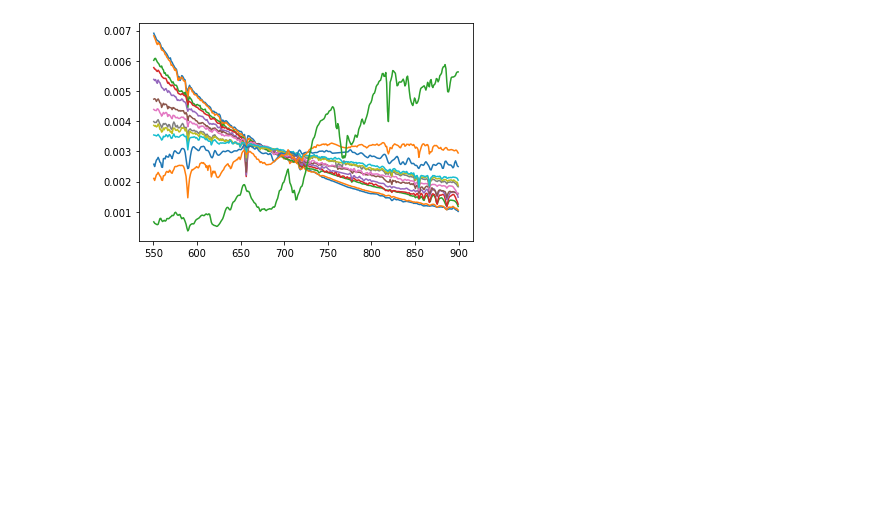
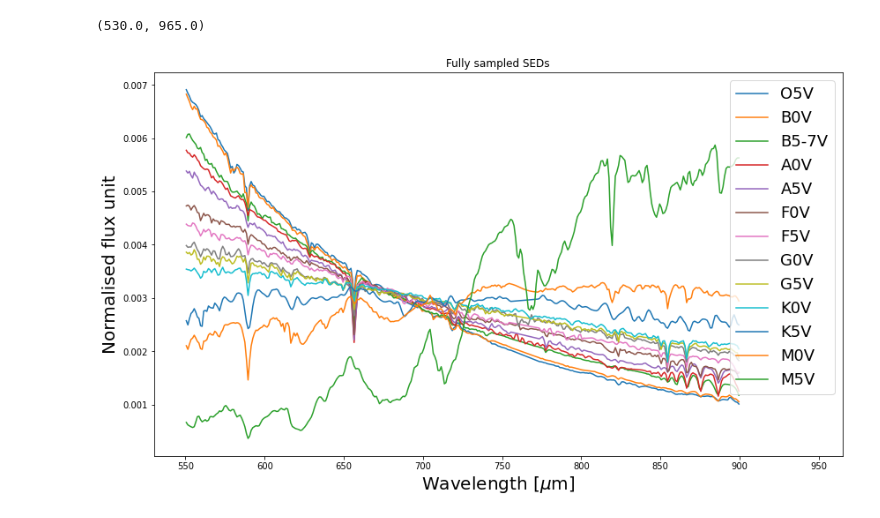
Before and after one commit to tobias-liaudat/wf-SEDs, a Jupyter notebook: WFE_sampling_test/notebooks/explore_SEDs.ipynb, the cells around one changed output. Cells and saved outputs as stored; diff of their text form; code cells hidden in the pictures; blank space fills up the shorter version.

```diff
--- a/WFE_sampling_test/notebooks/explore_SEDs.ipynb
+++ b/WFE_sampling_test/notebooks/explore_SEDs.ipynb
@@ -12,8 +16,20 @@ output_folder = './../../../../../n05data/ecentofanti/WFE_sampling_test/multires
 # Load the SEDs
 stellar_SEDs = np.load(SED_path + 'SEDs.npy', allow_pickle=True)
 stellar_lambdas = np.load(SED_path + 'lambdas.npy', allow_pickle=True)
+
+SED_name = ['O5V', 'B0V', 'B5-7V', 'A0V', 'A5V', 'F0V', 'F5V', 'G0V', 'G5V', 'K0V', 'K5V', 'M0V', 'M5V']
-# %%
-for idx in range(stellar_SEDs.shape[0]):
-    plt.plot(stellar_lambdas, stellar_SEDs[idx,:])
-# %% [output]
-[figure, removed]
+# %%
+plt.figure(figsize=(14,8))
+
+for idx in range(stellar_SEDs.shape[0]):
+    plt.plot(stellar_lambdas, stellar_SEDs[idx,:], label=SED_name[idx])
+
+ax = plt.gca()
+plt.legend(fontsize=18)
+plt.title('Fully sampled SEDs')
+plt.xlabel(r'Wavelength [$\mu$m]', fontsize=20)
+plt.ylabel('Normalised flux unit', fontsize=20)
+ax.set_xlim([530, 965])
+# %% [output]
+(530.0, 965.0)
+[figure, added]
```
Also changed, not shown: parts of 6 cells of this notebook.
